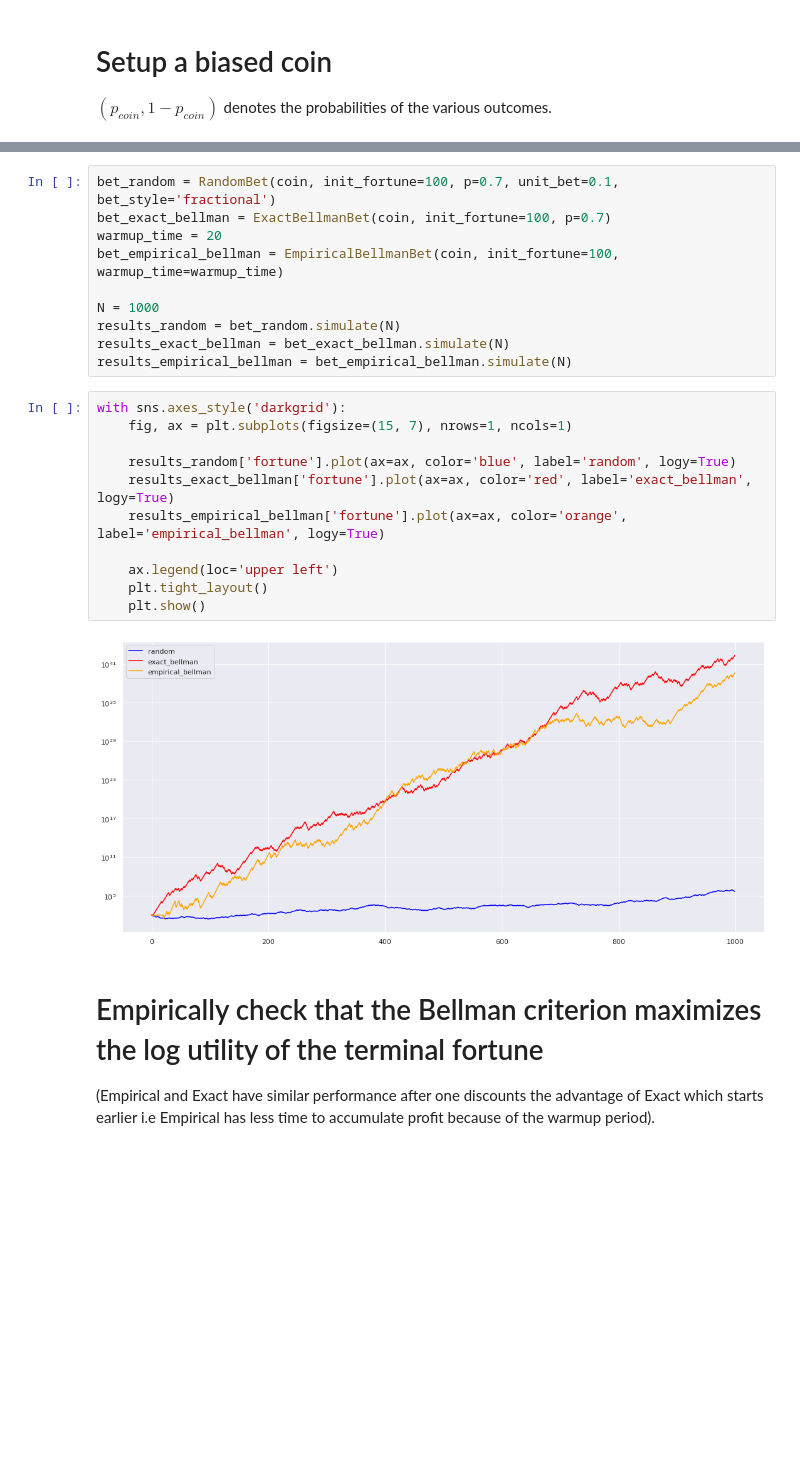
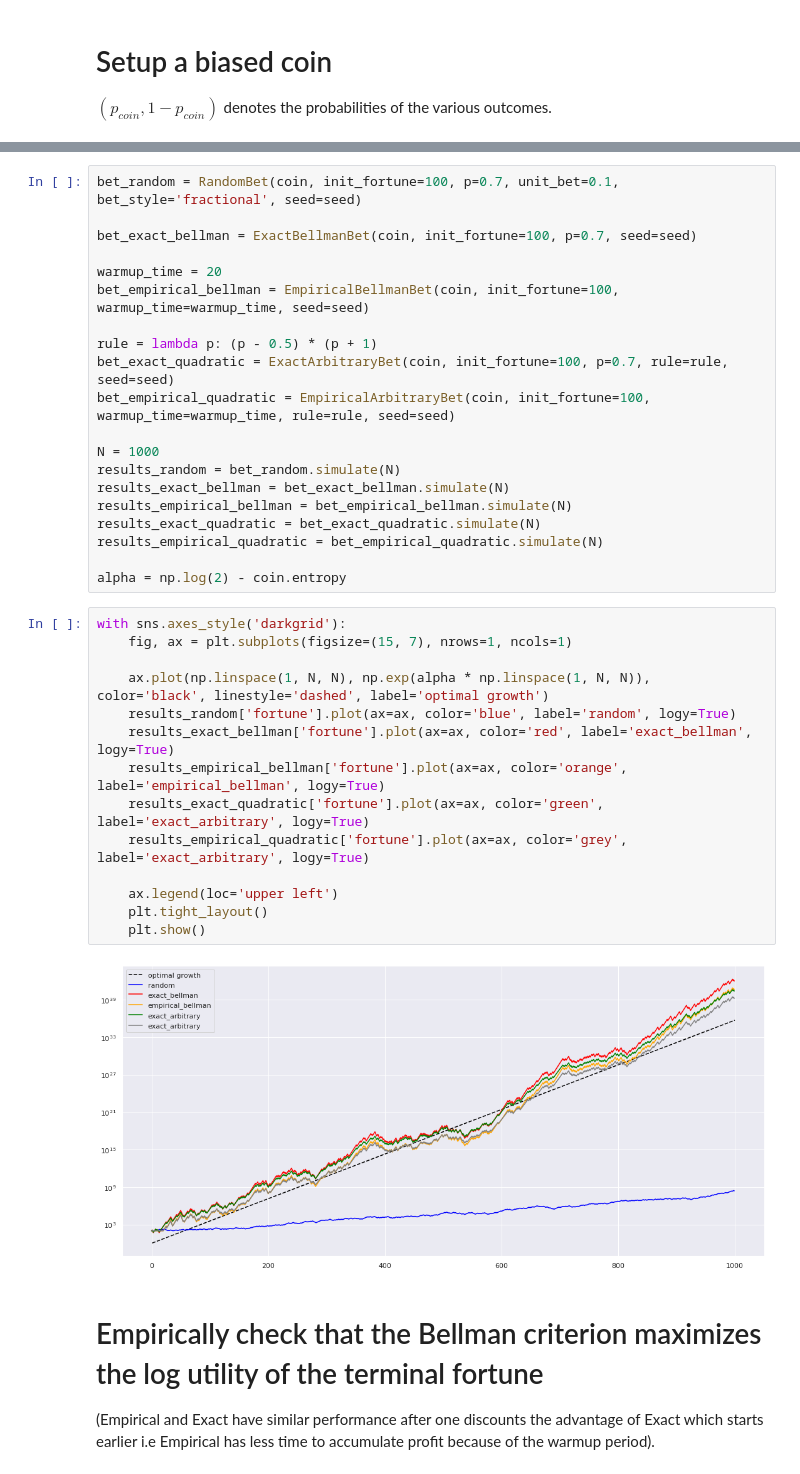
Before and after one commit to sauxpa/stochastic, a Jupyter notebook: betting/stochastic_betting.ipynb, the cells around one changed output, grey strips where cells are left out. Saved outputs shown, nothing was run; the diff lists cells and outputs as text; blank space fills up the shorter version.

```diff
--- a/betting/stochastic_betting.ipynb
+++ b/betting/stochastic_betting.ipynb
@@ -27,28 +36,41 @@ where $\epsilon$ is a random variable with values +/- 1 depending on whether the
 
 * EmpiricalBellman: same as ExactBellman, but instead of assuming $p$ is known, it is estimated on-the-fly (empirical average of the observed coin outcomes).
 # %%
-bet_random = RandomBet(coin, init_fortune=100, p=0.7, unit_bet=0.1, bet_style='fractional')
-bet_exact_bellman = ExactBellmanBet(coin, init_fortune=100, p=0.7)
+bet_random = RandomBet(coin, init_fortune=100, p=0.7, unit_bet=0.1, bet_style='fractional', seed=seed)
+
+bet_exact_bellman = ExactBellmanBet(coin, init_fortune=100, p=0.7, seed=seed)
+
 warmup_time = 20
-bet_empirical_bellman = EmpiricalBellmanBet(coin, init_fortune=100, warmup_time=warmup_time)
+bet_empirical_bellman = EmpiricalBellmanBet(coin, init_fortune=100, warmup_time=warmup_time, seed=seed)
+
+rule = lambda p: (p - 0.5) * (p + 1)
+bet_exact_quadratic = ExactArbitraryBet(coin, init_fortune=100, p=0.7, rule=rule, seed=seed)
+bet_empirical_quadratic = EmpiricalArbitraryBet(coin, init_fortune=100, warmup_time=warmup_time, rule=rule, seed=seed)
 
 N = 1000
 results_random = bet_random.simulate(N)
 results_exact_bellman = bet_exact_bellman.simulate(N)
 results_empirical_bellman = bet_empirical_bellman.simulate(N)
+results_exact_quadratic = bet_exact_quadratic.simulate(N)
+results_empirical_quadratic = bet_empirical_quadratic.simulate(N)
+
+alpha = np.log(2) - coin.entropy
 # %%
 with sns.axes_style('darkgrid'):
     fig, ax = plt.subplots(figsize=(15, 7), nrows=1, ncols=1)
 
+    ax.plot(np.linspace(1, N, N), np.exp(alpha * np.linspace(1, N, N)), color='black', linestyle='dashed', label='optimal growth')
     results_random['fortune'].plot(ax=ax, color='blue', label='random', logy=True)
     results_exact_bellman['fortune'].plot(ax=ax, color='red', label='exact_bellman', logy=True)
     results_empirical_bellman['fortune'].plot(ax=ax, color='orange', label='empirical_bellman', logy=True)
+    results_exact_quadratic['fortune'].plot(ax=ax, color='green', label='exact_arbitrary', logy=True)
+    results_empirical_quadratic['fortune'].plot(ax=ax, color='grey', label='exact_arbitrary', logy=True)
 
     ax.legend(loc='upper left')
     plt.tight_layout()
     plt.show()
 # %% [output]
-[figure, old version]
+[figure, new version]
 # %% [markdown]
 # Empirically check that the Bellman criterion maximizes the log utility of the terminal fortune
 
```
Also changed, not shown: parts of 10 cells of this notebook, 1 other file.
